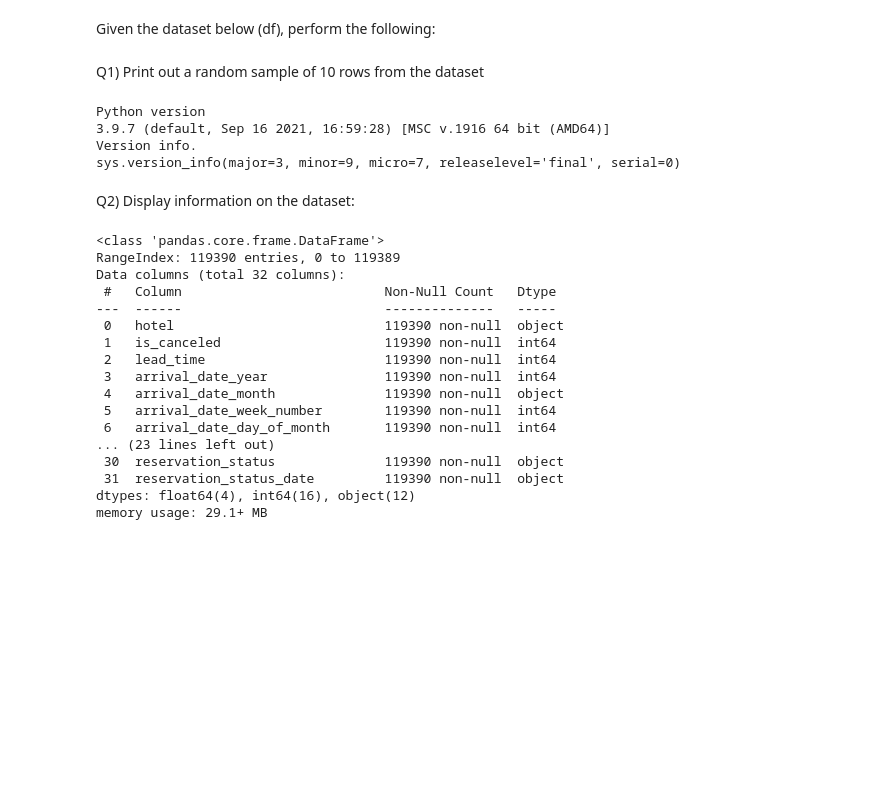
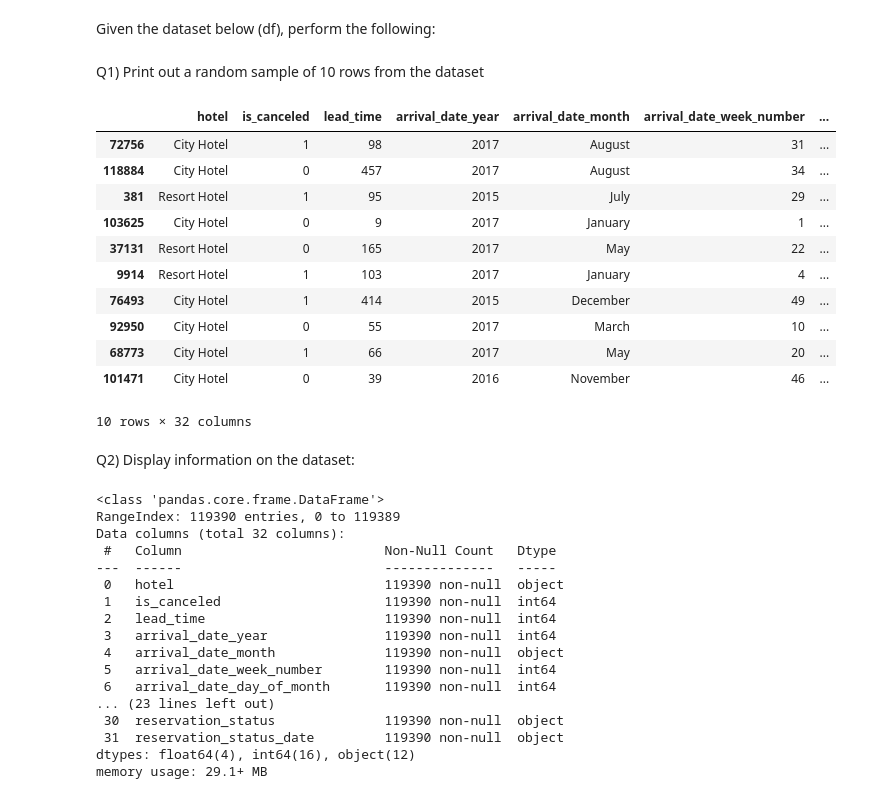
Before and after one commit to MJWaly/BasicEDA, a Jupyter notebook: week5_day1_practice-230908-124141.ipynb, the cells around one changed output. Drawn from its saved outputs; the diff is of its cells as text; code cells hidden in the pictures; blank space fills up the shorter version.

```diff
--- a/week5_day1_practice-230908-124141.ipynb
+++ b/week5_day1_practice-230908-124141.ipynb
@@ -21,17 +21,21 @@ import pandas as pd
 df= pd.read_csv("C:\\Users\\moham\\Downloads\\hotel_bookings-230910-120017.csv")
 # %% [markdown]
 Q1) Print out a random sample of 10 rows from the dataset
-# %%
-import sys
-print("Python version")
-print(sys.version)
-print("Version info.")
-print(sys.version_info)
-# %% [output]
-Python version
-3.9.7 (default, Sep 16 2021, 16:59:28) [MSC v.1916 64 bit (AMD64)]
-Version info.
-sys.version_info(major=3, minor=9, micro=7, releaselevel='final', serial=0)
+# %%
+df.sample(10)
+# %% [output]
+|  | hotel | is_canceled | lead_time | arrival_date_year | arrival_date_month | arrival_date_week_number | ... |
+| 72756 | City Hotel | 1 | 98 | 2017 | August | 31 | ... |
+| 118884 | City Hotel | 0 | 457 | 2017 | August | 34 | ... |
+| 381 | Resort Hotel | 1 | 95 | 2015 | July | 29 | ... |
+| 103625 | City Hotel | 0 | 9 | 2017 | January | 1 | ... |
+| 37131 | Resort Hotel | 0 | 165 | 2017 | May | 22 | ... |
+| 9914 | Resort Hotel | 1 | 103 | 2017 | January | 4 | ... |
+| 76493 | City Hotel | 1 | 414 | 2015 | December | 49 | ... |
+| 92950 | City Hotel | 0 | 55 | 2017 | March | 10 | ... |
+| 68773 | City Hotel | 1 | 66 | 2017 | May | 20 | ... |
+| 101471 | City Hotel | 0 | 39 | 2016 | November | 46 | ... |
+10 rows × 32 columns
 # %% [markdown]
 Q2) Display information on the dataset:
 # %%
```
Also changed, not shown: parts of 19 cells of this notebook.
